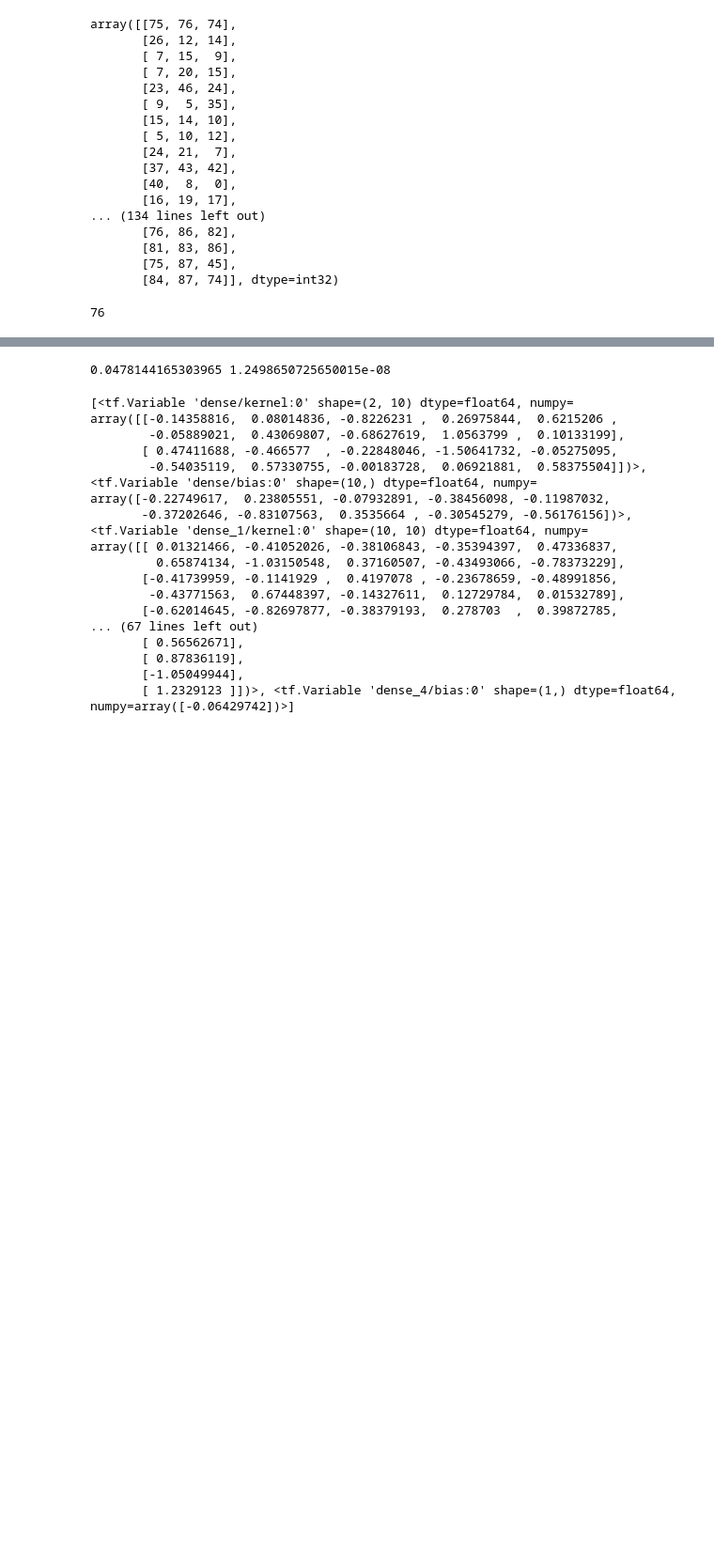
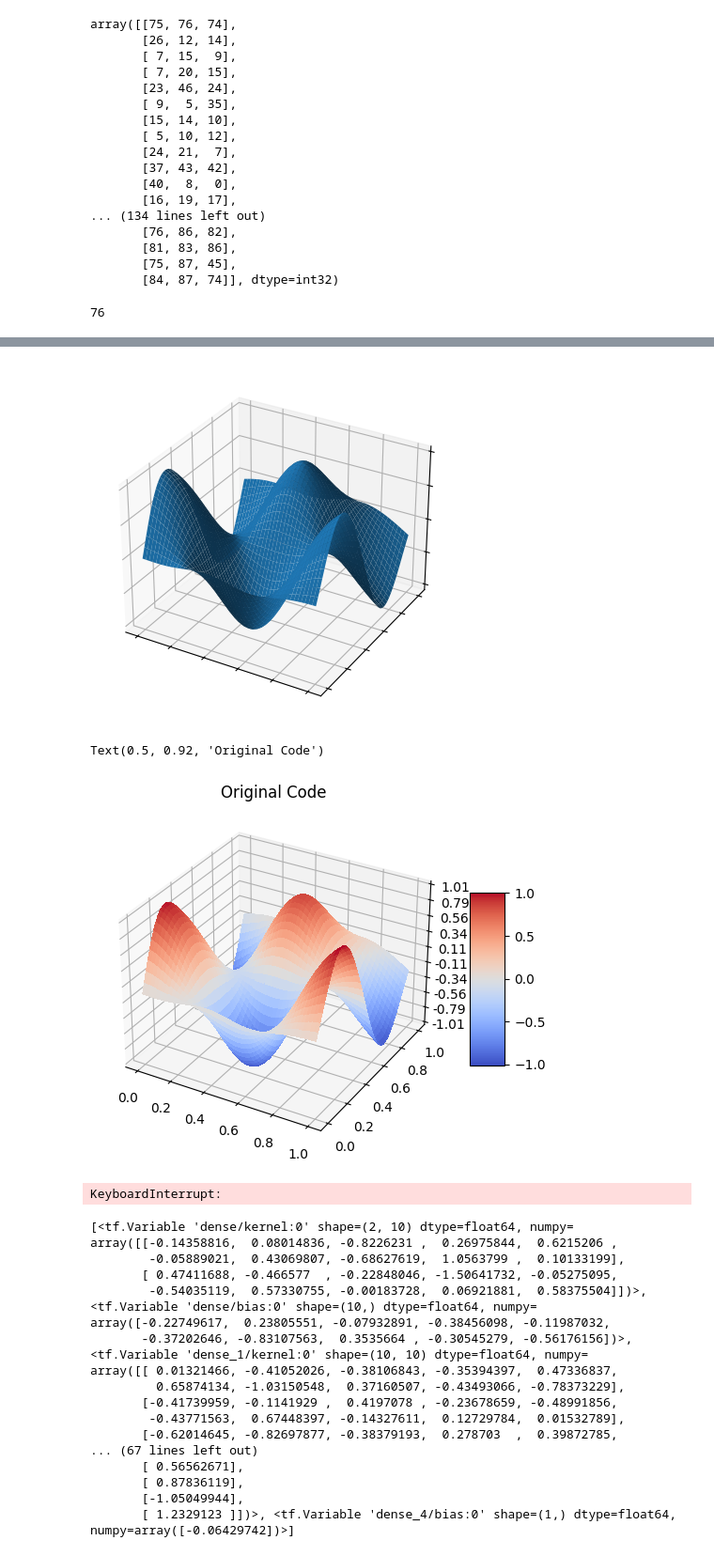
Before and after one commit to jar-evans/IVPINN, a Jupyter notebook: temp_mariano/mesh_final.ipynb, the cells around one changed output, grey strips where cells are left out. Shown: that part at 94% size. Drawn from its saved outputs; the diff is of its cells as text; code cells hidden in the pictures; blank space fills up the shorter version.

```diff
--- a/temp_mariano/mesh_final.ipynb
+++ b/temp_mariano/mesh_final.ipynb
@@ -558,0 +575,11 @@ plt.legend()
+# %%
+## Add surface plot
+import numpy as np
+x=np.linspace(0,1,50,dtype=np.float32)
+XX,YY = np.meshgrid(x,x)
+xx = XX.flatten()
+yy = YY.flatten()
+
+X = np.vstack((xx,yy)).transpose()
+print(X)
+Z = [vp.u_NN(x[0],x[1]) for x in X]
@@ -559,3 +594,37 @@ plt.legend()
+# %%
+# Plot the surface
+z = np.array(Z).flatten().reshape((50,50))
+# z = np.reshape(z, (50,50))
+fig, ax = plt.subplots(subplot_kw={"projection": "3d"})
+ax.plot_surface(XX, YY, z, vmin=z.min() * 2)
+
+ax.set(xticklabels=[],
+       yticklabels=[],
+       zticklabels=[])
+
+plt.show()
+
+from mpl_toolkits.mplot3d import Axes3D
+from matplotlib import cm
+from matplotlib.ticker import LinearLocator, FormatStrFormatter
+import matplotlib.pyplot as plt
+import numpy as np
+
+fig = plt.figure()
+ax = fig.add_subplot(projection='3d')
+surf = ax.plot_surface(XX, YY, z, rstride=1, cstride=1, cmap=cm.coolwarm,
+    linewidth=0, antialiased=False)
+ax.set_zlim(-1.01, 1.01)
+
+ax.zaxis.set_major_locator(LinearLocator(10))
+ax.zaxis.set_major_formatter(FormatStrFormatter('%.02f'))
+
+fig.colorbar(surf, shrink=0.5, aspect=5)
+plt.title('Original Code')
+# %% [output]
+[figure, added]
+Text(0.5, 0.92, 'Original Code')
+[figure, added]
 # %%
 #integration
 from scipy.integrate import dblquad
@@ -564,7 +633,7 @@ integral,error=dblquad(lambda x,y: (u_exact(x,y)-vp.u_NN(x,y))**2, 0.0, 1.0,0.0,
 L2_error=np.sqrt(integral)
 print(L2_error,error)
 # %% [output]
-0.0478144165303965 1.2498650725650015e-08
+KeyboardInterrupt:
 # %%
 
 indices = tf.constant([[[triangle[0],1]], [[triangle[1],1]], [[triangle[2],1]]])
```
Also changed, not shown: parts of 12 cells of this notebook, 9 other files.
